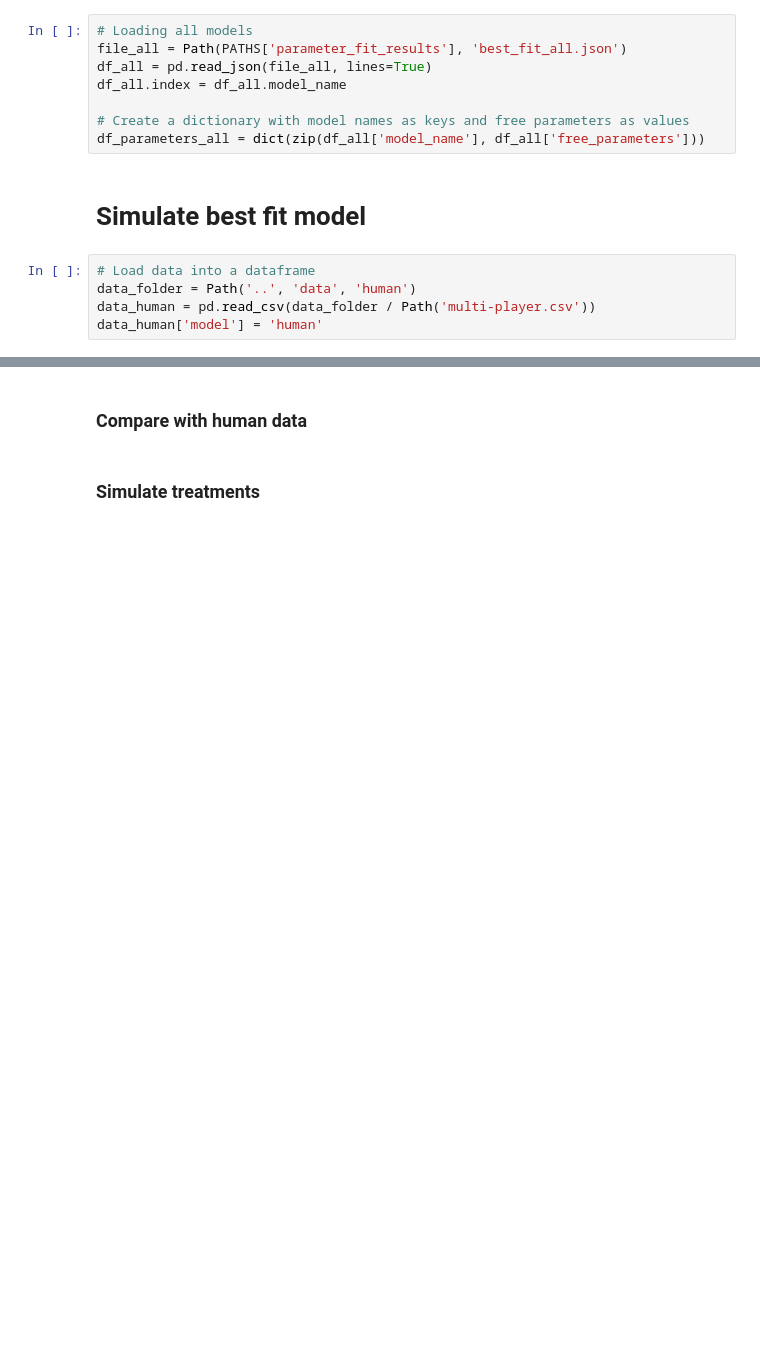
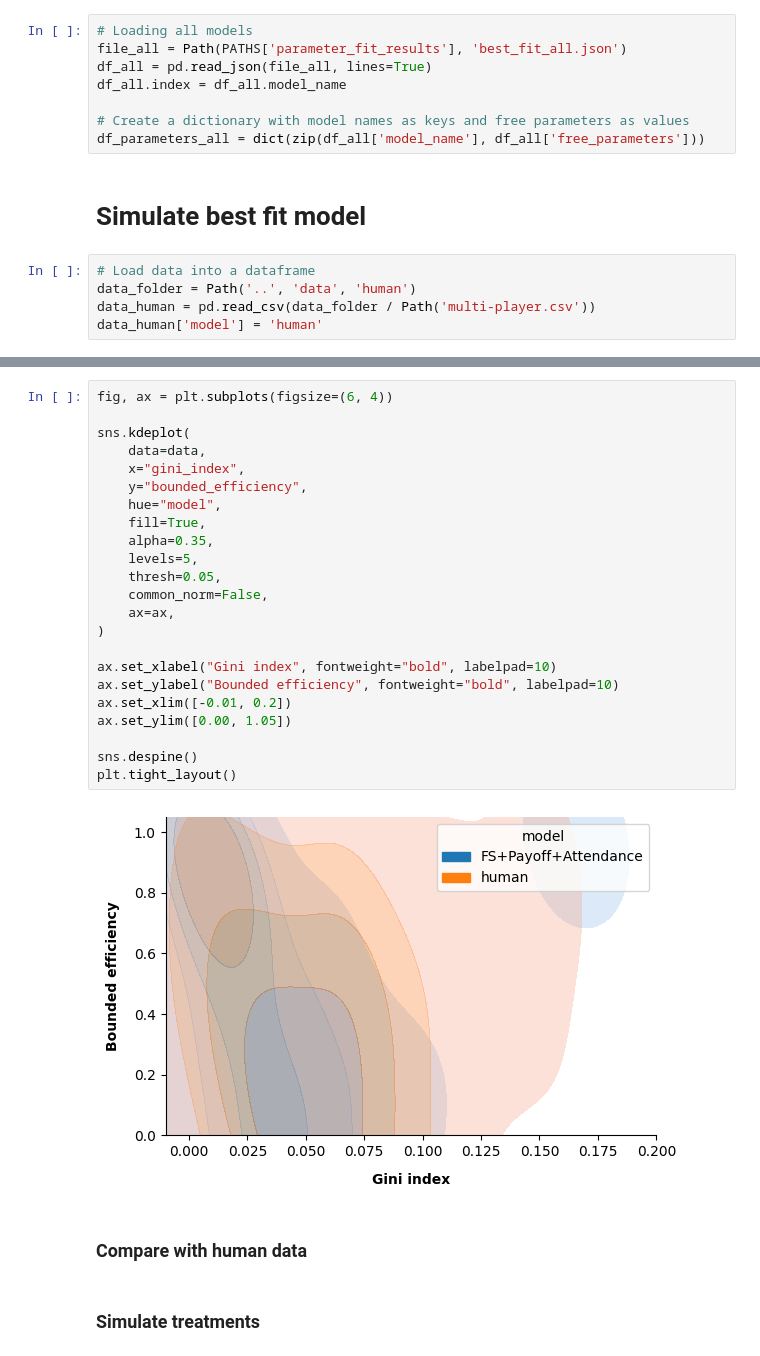
Before and after one commit to EAndrade-Lotero/Cognitive_Models_El_Farol_Bar_Problem, a Jupyter notebook: Notebooks/Best_fits.ipynb, the cells around one changed output, grey strips where cells are left out. Drawn from its saved outputs; the diff is of its cells as text; blank space fills up the shorter version.

```diff
--- a/Notebooks/Best_fits.ipynb
+++ b/Notebooks/Best_fits.ipynb
@@ -194,3 +347,28 @@ data_sim.to_csv(data_folder / Path(f'{BEST_MODEL.name()}.csv'), index=False)
+# %%
+fig, ax = plt.subplots(figsize=(6, 4))
+
+sns.kdeplot(
+    data=data,
+    x="gini_index",
+    y="bounded_efficiency",
+    hue="model",
+    fill=True,
+    alpha=0.35,
+    levels=5,
+    thresh=0.05,
+    common_norm=False,
+    ax=ax,
+)
+
+ax.set_xlabel("Gini index", fontweight="bold", labelpad=10)
+ax.set_ylabel("Bounded efficiency", fontweight="bold", labelpad=10)
+ax.set_xlim([-0.01, 0.2])
+ax.set_ylim([0.00, 1.05])
+
+sns.despine()
+plt.tight_layout()
+# %% [output]
+[figure, added]
 # %% [markdown]
 ### Compare with human data
 # %% [markdown]
```
Also changed, not shown: parts of 10 cells of this notebook, 17 other files.
